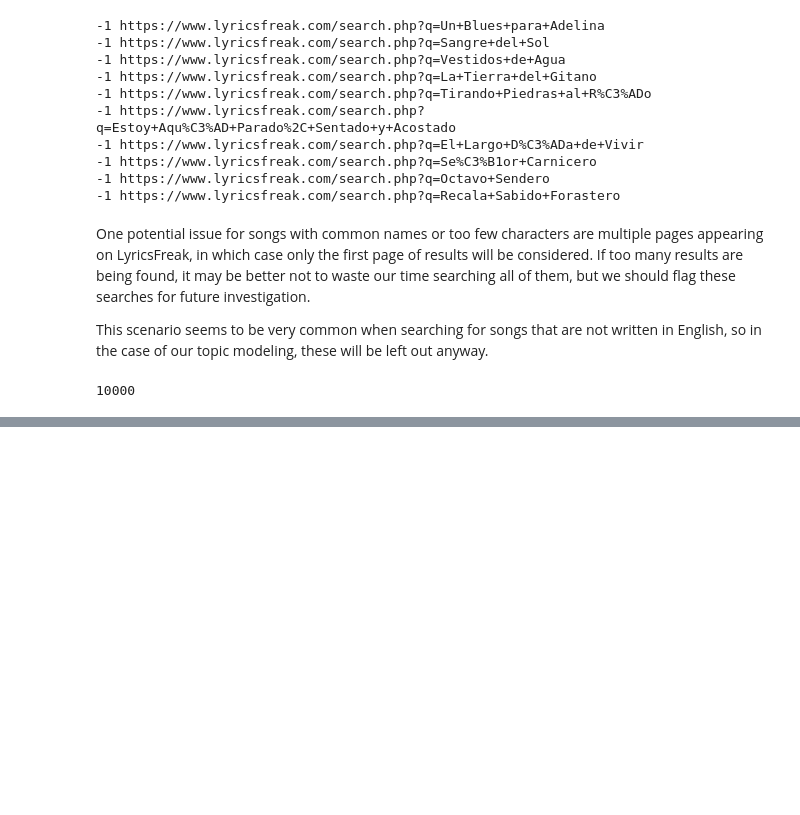
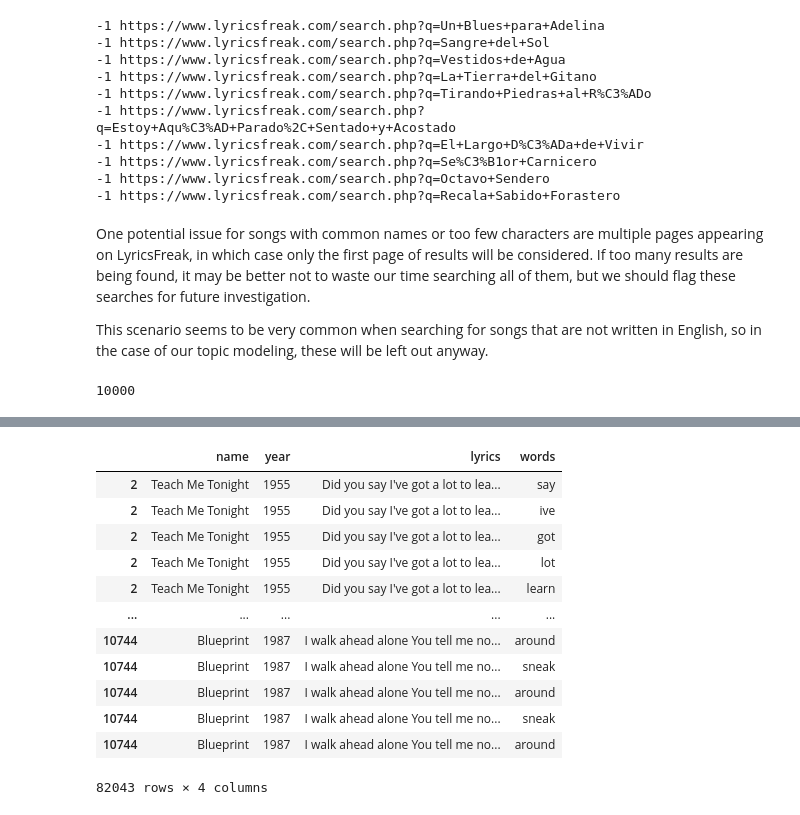
Before and after one commit to levijhall/spotify_rec, a Jupyter notebook: notebook/Lyric_Scraping.ipynb, the cells around one changed output, grey strips where cells are left out. Drawn from its saved outputs; the diff is of its cells as text; code cells hidden in the pictures; blank space fills up the shorter version.

Commit message:
forming the tidy dataframe

```diff
--- a/notebook/Lyric_Scraping.ipynb
+++ b/notebook/Lyric_Scraping.ipynb
@@ -523,0 +575,4 @@ search_terms.to_pickle('../data/final/lyrics.pkl')
+# %%
+docs = lyrics[['name', 'year', 'lyrics']].loc[lyrics['lang'] == 'en']
+docs.drop_duplicates(inplace=True)
+docs
@@ -523,0 +593,6 @@ search_terms.to_pickle('../data/final/lyrics.pkl')
+# %%
+import nltk
+
+nltk.download('stopwords')
+stopword = set(map(lambda s: s.replace("'", ""),
+                   nltk.corpus.stopwords.words('english')))
@@ -523,0 +625,13 @@ search_terms.to_pickle('../data/final/lyrics.pkl')
+# %%
+import re
+
+def clean_lyrics(string: str) -> list:
+    text = string.lower().strip()
+    text = re.sub("\[.*?\]", '', text) # removes the annotations
+    text = re.sub("[^\w|\s-]", '', text) # keep only words and spaces
+    text = re.sub("\s+", ' ', text) # remove extra spaces
+    text = text.strip()
+
+    result = list(filter(lambda word: word not in stopword, text.split(" ")))
+
+    return result
@@ -523,0 +662,2 @@ search_terms.to_pickle('../data/final/lyrics.pkl')
+# %%
+docs['words'] = docs['lyrics'].apply(clean_lyrics)
@@ -523,0 +673,17 @@ search_terms.to_pickle('../data/final/lyrics.pkl')
+# %%
+tidy = docs.explode(['words'])
+tidy
+# %% [output]
+|  | name | year | lyrics | words |
+| 2 | Teach Me Tonight | 1955 | Did you say I've got a lot to lea... | say |
+| 2 | Teach Me Tonight | 1955 | Did you say I've got a lot to lea... | ive |
+| 2 | Teach Me Tonight | 1955 | Did you say I've got a lot to lea... | got |
+| 2 | Teach Me Tonight | 1955 | Did you say I've got a lot to lea... | lot |
+| 2 | Teach Me Tonight | 1955 | Did you say I've got a lot to lea... | learn |
+| ... | ... | ... | ... | ... |
+| 10744 | Blueprint | 1987 | I walk ahead alone You tell me no... | around |
+| 10744 | Blueprint | 1987 | I walk ahead alone You tell me no... | sneak |
+| 10744 | Blueprint | 1987 | I walk ahead alone You tell me no... | around |
+| 10744 | Blueprint | 1987 | I walk ahead alone You tell me no... | sneak |
+| 10744 | Blueprint | 1987 | I walk ahead alone You tell me no... | around |
+82043 rows × 4 columns
```
Also changed, not shown: parts of 13 cells of this notebook.
